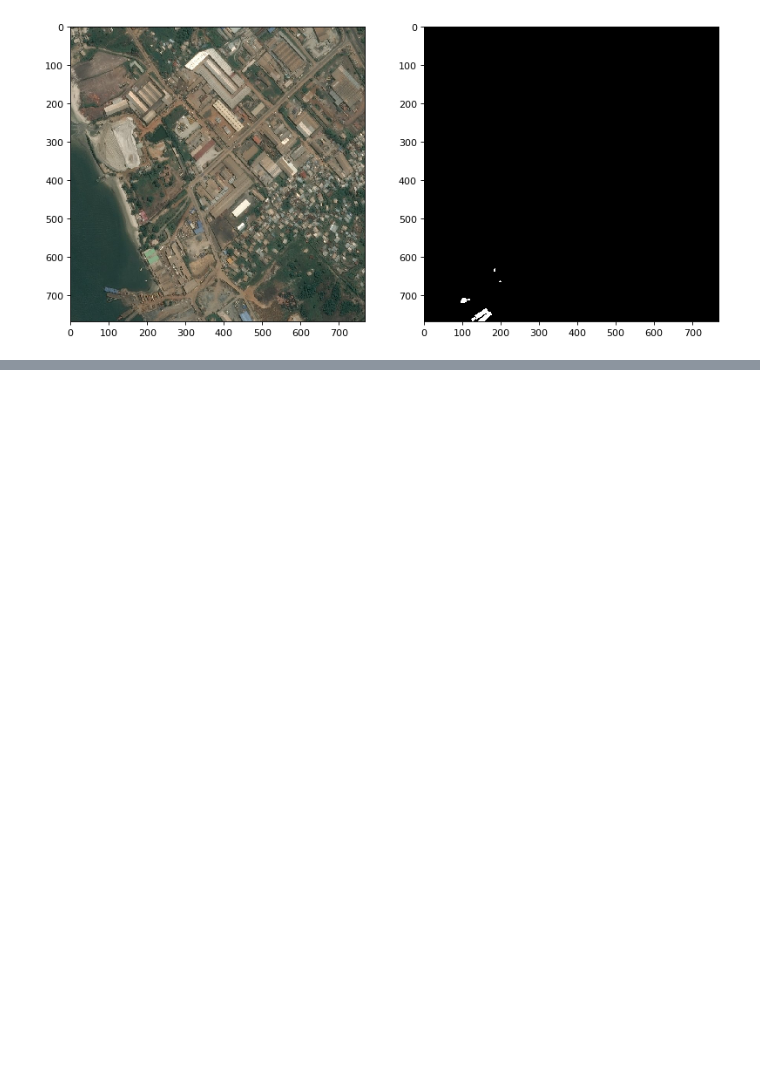
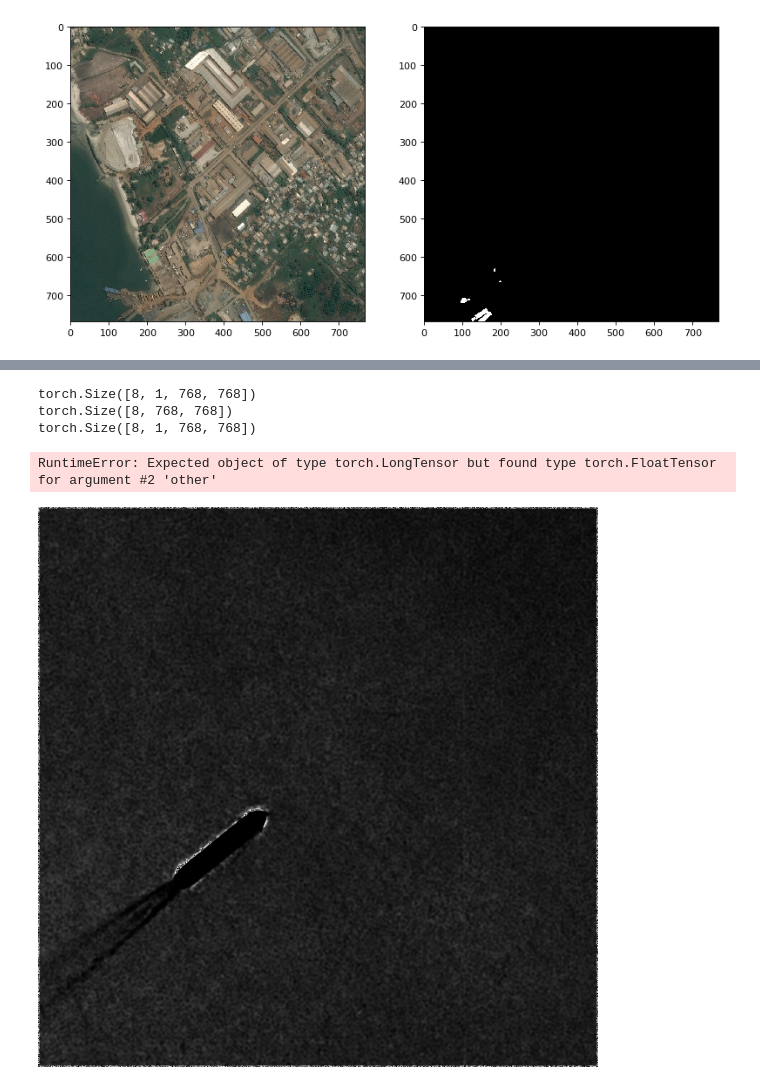
Before and after one commit to tetolab/shipdet, a Jupyter notebook: shipdet.ipynb, the cells around one changed output, grey strips where cells are left out. Saved outputs shown, nothing was run; the diff lists cells and outputs as text; code cells hidden in the pictures; blank space fills up the shorter version.

Commit message:
Some sensible output from final layer now

```diff
--- a/shipdet.ipynb
+++ b/shipdet.ipynb
@@ -229,7 +229,7 @@ def create_model():
         torch.nn.Conv2d(3, 16, 3),
         torch.nn.ReLU(),
         torch.nn.ConvTranspose2d(16, 1, 3),
-        torch.nn.Tanh()
+        torch.nn.Sigmoid()
     )
     return model
 # %%
@@ -241,16 +241,16 @@ criterion = torch.nn.MSELoss()
 # %%
 num_epochs = 10
 
-train_loader, validation_loader = get_train_and_test_datasets(sd, max_length=100)
+train_loader, validation_loader = get_train_and_test_datasets(sd, max_length=1000)
 
-
+model.train()
 for epoch in range(num_epochs):
     # Train:
     for batch_index, sample in enumerate(train_loader):
         clear_output(wait=True)
-        images = sample['image'].to(device)
+        image = sample['image'].to(device)
         labels = sample['loc_image'].to(device)
-        outputs = model(images)
+        outputs = model(image)
         loss = criterion(outputs, labels)
         print(f'loss: {loss.item()}\nbatch: {batch_index}\nepoch: {epoch}')
 
@@ -267,13 +267,29 @@ model.eval()
 with torch.no_grad():
     correct = 0
     total = 0
-    for images, labels in validation_loader:
-        print(images)
-        images = images.to(device)
-        labels = labels.to(device)
-        outputs = model(images)
+    for index, sample in enumerate(validation_loader):
+        image = sample['image'].to(device)
+        labels = sample['loc_image'].to(device)
+        outputs = model(image)
         _, predicted = torch.max(outputs.data, 1)
+        print(outputs.data.shape)
+        print(predicted.shape)
+        print(labels.shape)
         total += labels.size(0)
         correct += (predicted == labels).sum().item()
 
     print('Test Accuracy of the model on the 10000 test images: {} %'.format(100 * correct / total))
+# %% [output]
+torch.Size([8, 1, 768, 768])
+torch.Size([8, 768, 768])
+torch.Size([8, 1, 768, 768])
+RuntimeError: Expected object of type torch.LongTensor but found type torch.FloatTensor for argument #2 'other'
+# %%
+toPilImage = transforms.ToPILImage()
+model.eval()
+image = sd[50]['image']
+output = model(torch.unsqueeze(image, 0))[0]
+# %%
+toPilImage((output * (255/(output.max()))))
+# %% [output]
+[figure, added]
```
Also changed, not shown: parts of 5 cells of this notebook.
